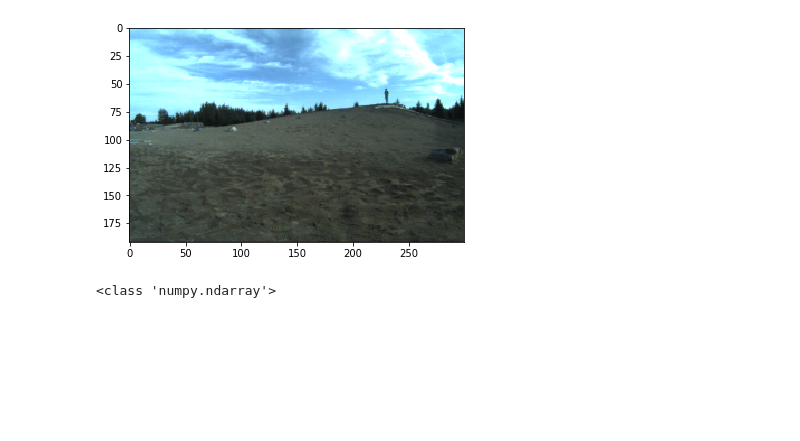
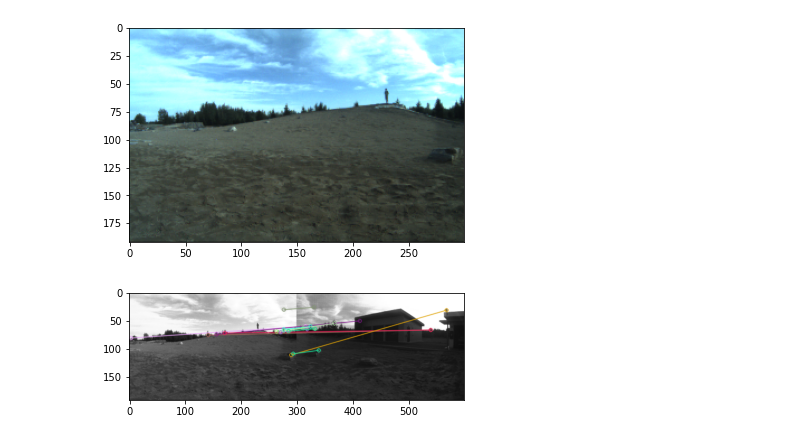
Before and after one commit to AdeshSangione/Final-Project-ROB501, a Jupyter notebook: templates/Final Project Debugging.ipynb, the cells around one changed output. Drawn from its saved outputs; the diff is of its cells as text; code cells hidden in the pictures; blank space fills up the shorter version.

Commit message:
Fixed SIFT

```diff
--- a/templates/Final Project Debugging.ipynb
+++ b/templates/Final Project Debugging.ipynb
@@ -52,30 +53,30 @@ def detect_and_match(img1, img2, Draw = 0):
     #Convert images to grayscale
     gray_left = cv2.cvtColor(imgL, cv2.COLOR_BGR2GRAY)
     gray_right = cv2.cvtColor(imgR, cv2.COLOR_BGR2GRAY)
-    print(type(gray_left))
+
     #Create instance of SIFT and find keypoints in left and right grayscale images
-    orb = cv2.ORB()
-    kpL, desL = orb.detectAndCompute(gray_left,None)
-    kpR, desR = orb.detectAndCompute(gray_right,None)
-    return kpL
-#     #Match keypoints using KNN, with a neighbourhood of 2
-#     bf = cv2.BFMatcher()
-#     matches = bf.knnMatch(desL, desR, k=2)
+    sift = cv2.SIFT_create(200)
+    kpL, desL = sift.detectAndCompute(gray_left,None)
+    kpR, desR = sift.detectAndCompute(gray_right,None)
 
-#     # Apply ratio test
-#     Matches = []
-#     for m,n in matches:
-#         if m.distance < 0.75*n.distance:
-#             good.append([m])
+    #Match keypoints using KNN, with a neighbourhood of 2
+    bf = cv2.BFMatcher()
+    matches = bf.knnMatch(desL, desR, k=2)
 
-#     if Draw != 0:
-#         img3 = cv2.drawMatchesKnn(img1,kp1,img2,kp2,good,flags=2)
-#         plt.imshow(img3),plt.show()
-#     else:
-#         pass
+    # Apply ratio test
+    Matches = []
+    for m,n in matches:
+        if m.distance < 0.75*n.distance:
+            Matches.append([m])
 
-#     return Matches
+    if Draw != 0:
+        img3 = cv2.drawMatchesKnn(gray_left,kpL,gray_right,kpR,Matches,flags=2, outImg=None)
+        plt.imshow(img3),plt.show()
+    else:
+        pass
+
+    return Matches
 # %%
-kpL = detect_and_match(img1, img2)
+Mches = detect_and_match(img1, img2, 1)
 # %% [output]
-<class 'numpy.ndarray'>
+[figure, added]
```
Also changed, not shown: parts of 2 cells of this notebook, 1 other file.
